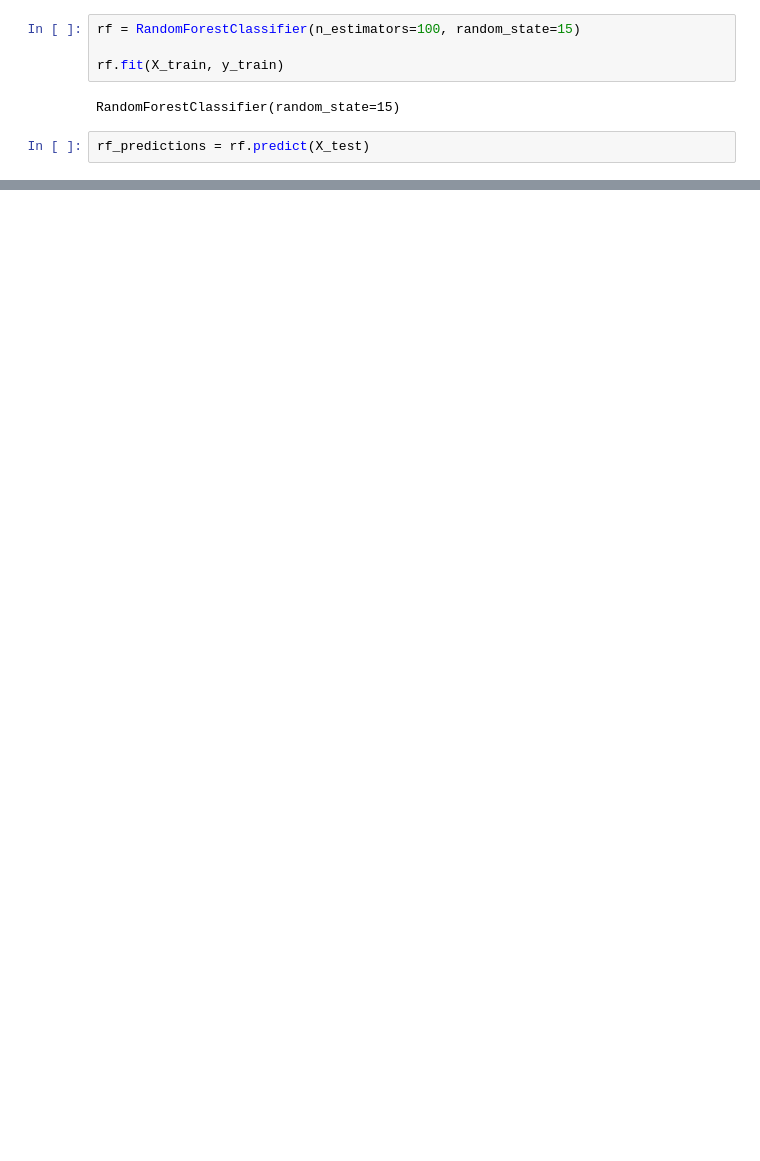
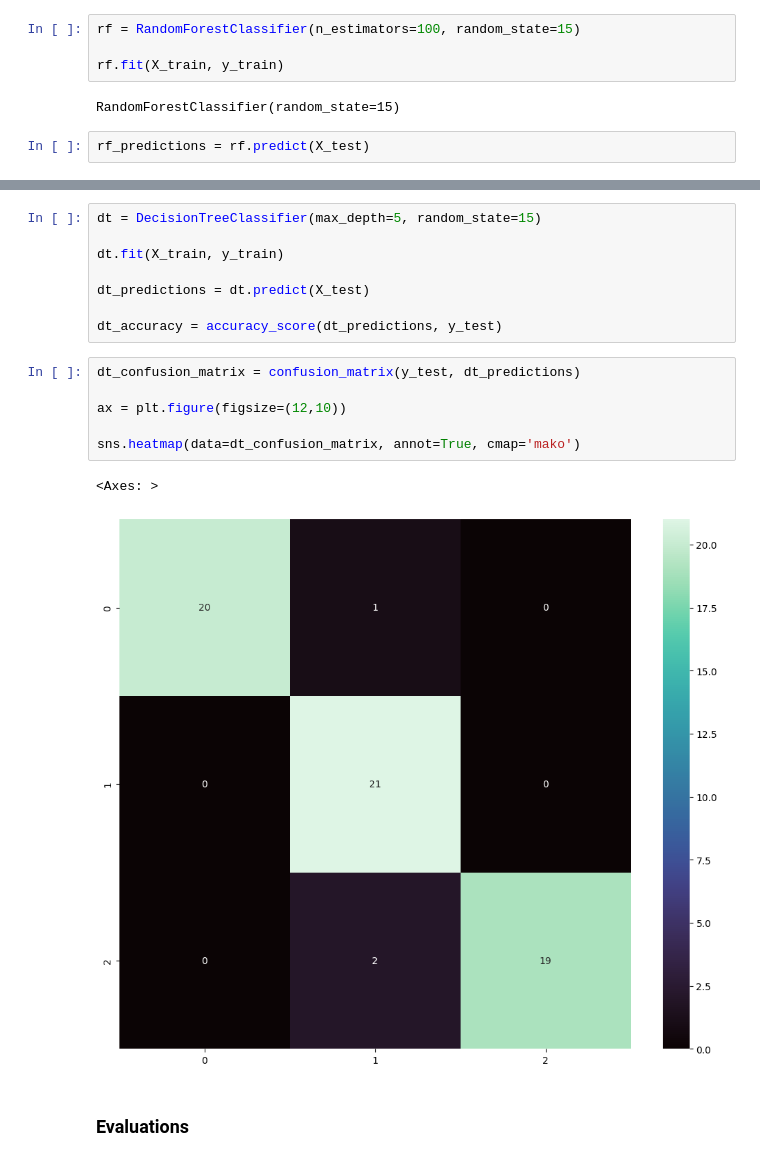
Before and after one commit to kaylamasson/CM3151-machine-learning-kaylamasson, a Jupyter notebook: seeds_classification.ipynb, the cells around one changed output, grey strips where cells are left out. Drawn from its saved outputs; the diff is of its cells as text; blank space fills up the shorter version.

```diff
--- a/seeds_classification.ipynb
+++ b/seeds_classification.ipynb
@@ -391,0 +434,19 @@ Random Forest Model Accuracy: 95.24%
+# %%
+dt = DecisionTreeClassifier(max_depth=5, random_state=15)
+
+dt.fit(X_train, y_train)
+
+dt_predictions = dt.predict(X_test)
+
+dt_accuracy = accuracy_score(dt_predictions, y_test)
+# %%
+dt_confusion_matrix = confusion_matrix(y_test, dt_predictions)
+
+ax = plt.figure(figsize=(12,10))
+
+sns.heatmap(data=dt_confusion_matrix, annot=True, cmap='mako')
+# %% [output]
+<Axes: >
+[figure, added]
+# %% [markdown]
+### Evaluations
```
Also changed, not shown: parts of 14 cells of this notebook.
